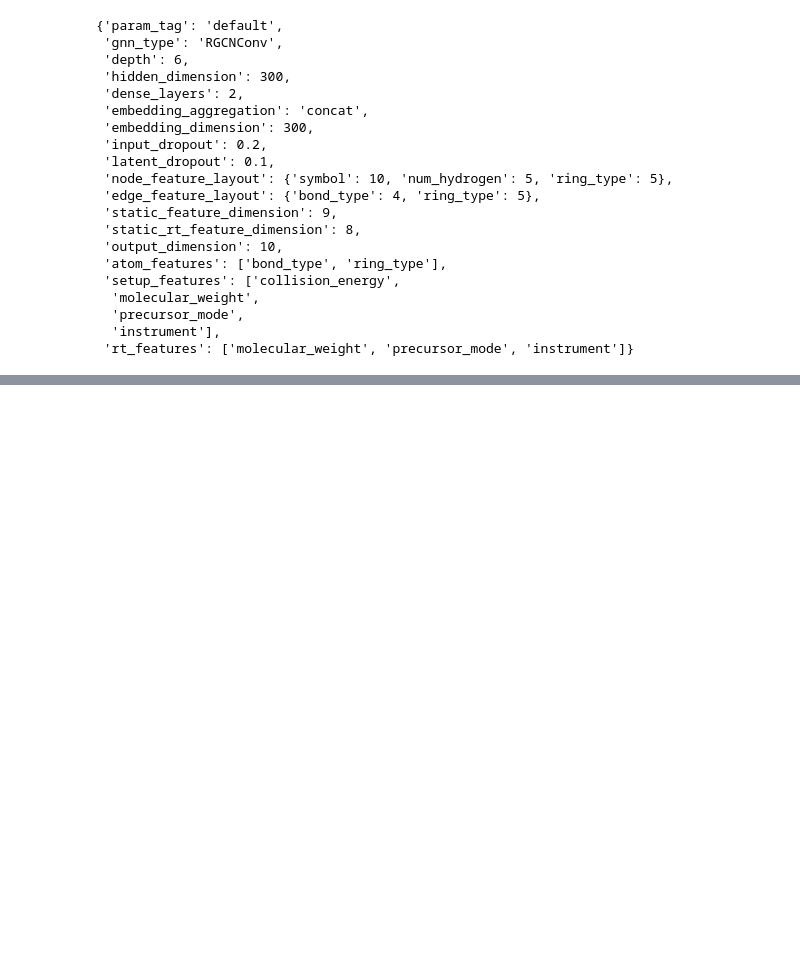
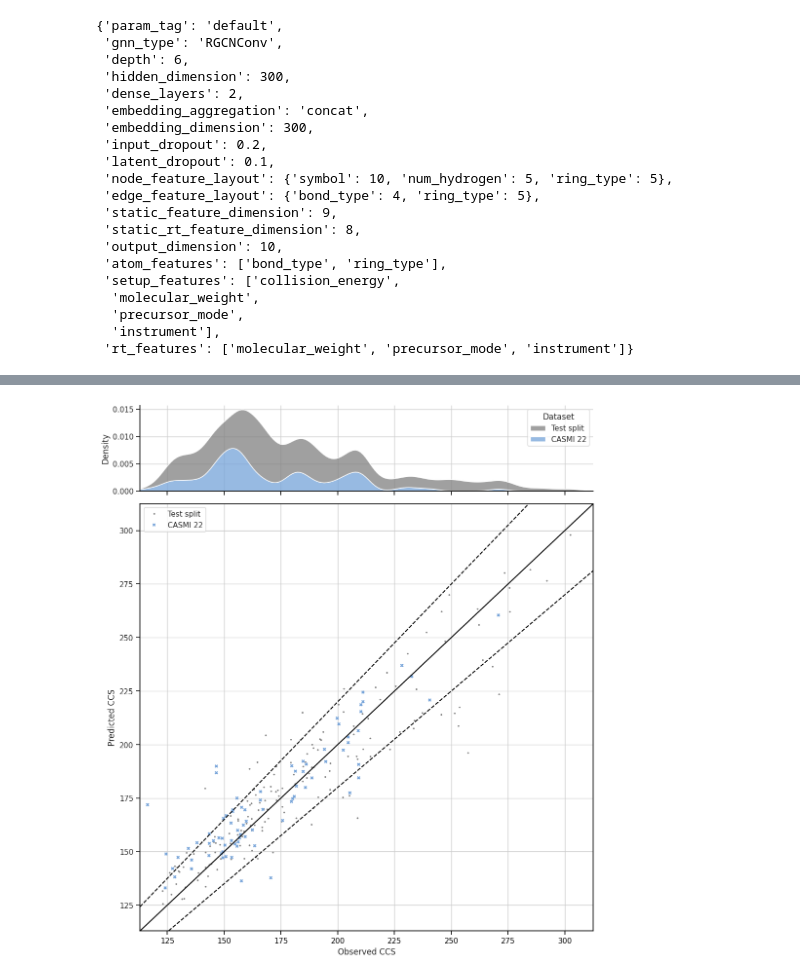
Before and after one commit to BAMeScience/fiora, a Jupyter notebook: notebooks/train_model.ipynb, the cells around one changed output, grey strips where cells are left out. Saved outputs shown, nothing was run; the diff lists cells and outputs as text; code cells hidden in the pictures; blank space fills up the shorter version.

```diff
--- a/notebooks/train_model.ipynb
+++ b/notebooks/train_model.ipynb
@@ -594,0 +691,27 @@ model.save(MODEL_PATH)
+# %%
+# TODO NEXT UP!!
+fig, axs = plt.subplots(2, 1, figsize=(12, 14), gridspec_kw={'height_ratios': [1, 5]}, sharex=True)
+plt.subplots_adjust(wspace=0.1, hspace=0.05)
+
+df_test_unique = test_df.drop_duplicates(subset='group_id', keep='first')
+CCS = pd.concat([df_test_unique[["CCS", "CCS_pred", "Dataset"]], casmi16_df[["CCS", "CCS_pred", "Dataset"]]], ignore_index=True) #
+
+
+#sns.histplot(ax=axs[0], data=df_val_unique, x="coverage", binwidth=0.02, kde_kws={"bw_adjust": 0.1}, multiple="stack", kde=True, color="black", palette=["black", "gray"]) #hue="Precursor_type",
+sns.kdeplot(ax=axs[0], data=CCS, x="CCS", bw_adjust=0.35, color="black", multiple="stack", hue="Dataset", palette=tri_palette, edgecolor="white") #hue="Precursor_type", palette=["black", "gray"]) #hue="Precursor_type",
+axs[0].spines['top'].set_visible(False)
+axs[0].spines['right'].set_visible(False)
+
+
+sns.scatterplot(ax=axs[1], data=CCS, x="CCS", y="CCS_pred", hue="Dataset", palette=tri_palette, style="Dataset", markers=[".", "X", "*"], color="gray", s=25, linewidth=.0)#, color="blue", edgecolor="blue")#,
+axs[1].set_ylim([df_test_unique["CCS"].min() - 10,df_test_unique["CCS"].max() + 10])
+axs[1].set_xlim([df_test_unique["CCS"].min() - 10,df_test_unique["CCS"].max() + 10])
+axs[1].set_ylabel("Predicted CCS")
+axs[1].set_xlabel("Observed CCS")
+line=[df_test_unique["CCS"].min() - 10,df_test_unique["CCS"].max() + 10]
+sns.lineplot(ax=axs[1], x=line, y=line, color="black")
+sns.lineplot(ax=axs[1], x=line, y=[1.1*x for x in line], color="black", linestyle='--')
+sns.lineplot(ax=axs[1], x=line, y=[0.9*x for x in line], color="black", linestyle='--')
+plt.show()
+# %% [output]
+[figure, added]
```
Also changed, not shown: parts of 15 cells of this notebook.
